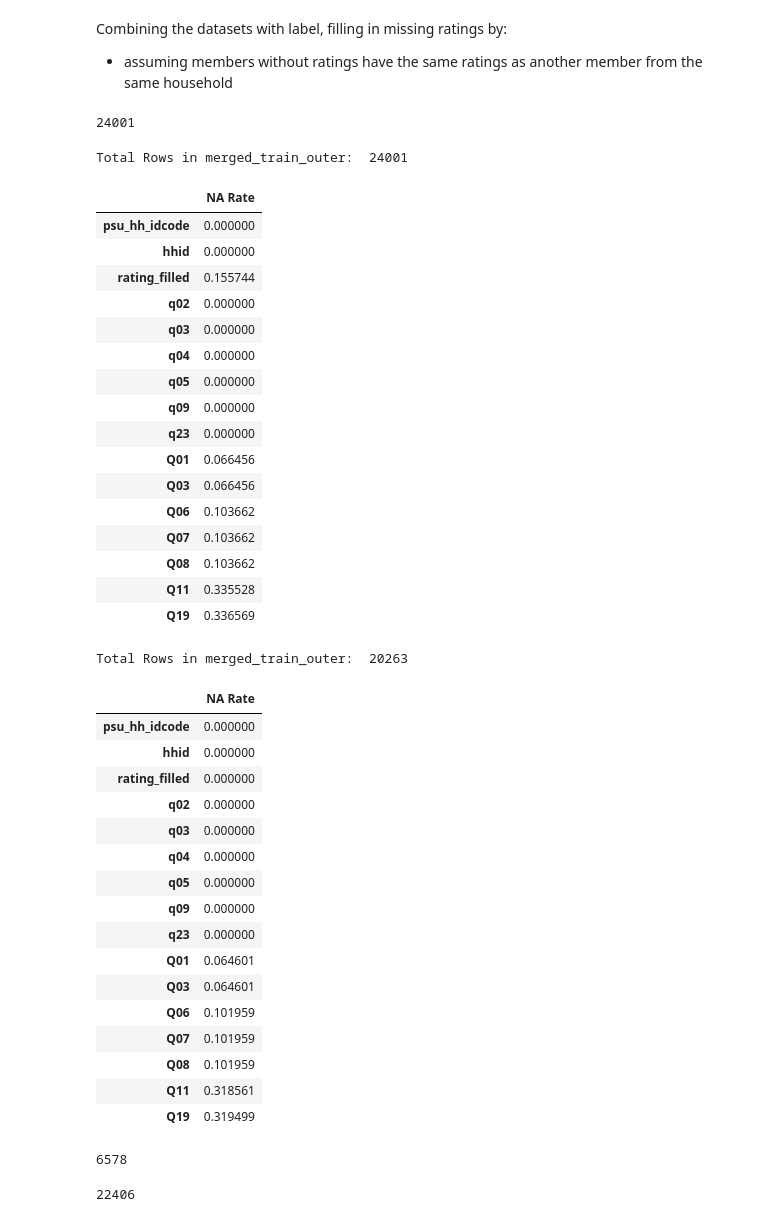
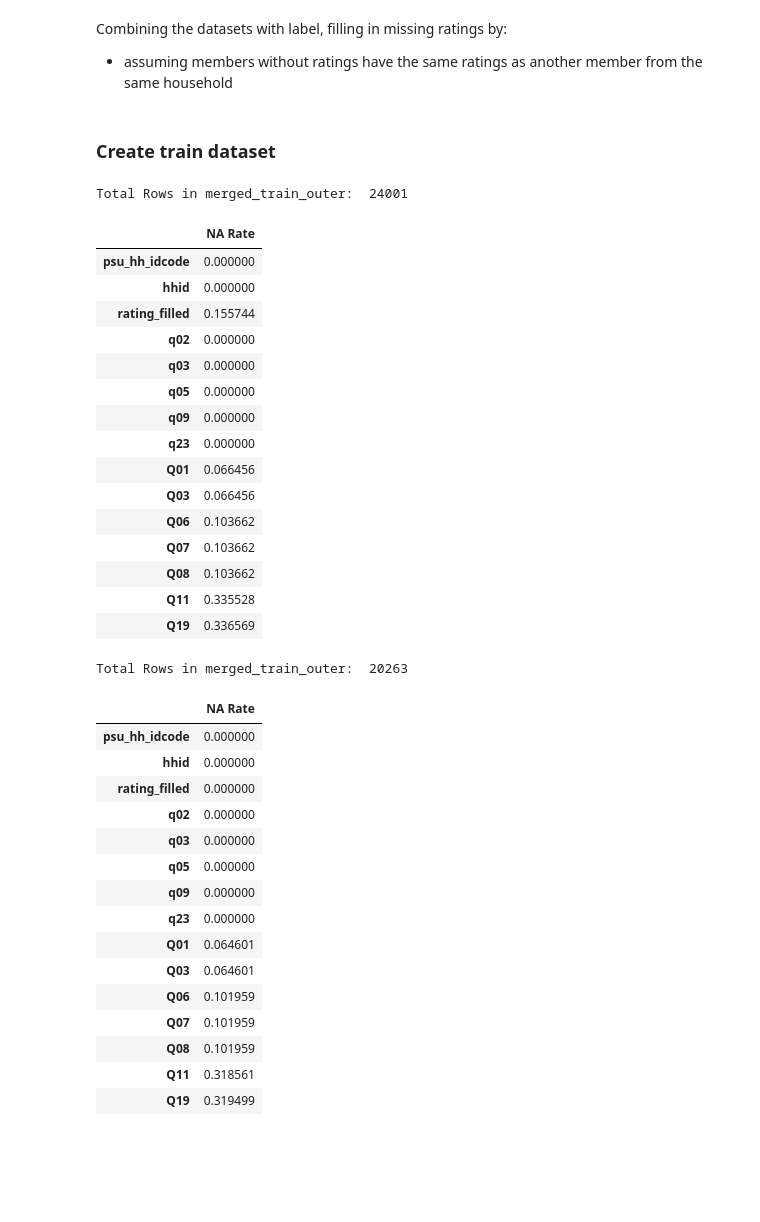
Before and after one commit to eugenesimm/Kaggle_poverty_rate, a Jupyter notebook: 2-eda/EDA_JS.ipynb, the cells around one changed output. Saved outputs shown, nothing was run; the diff lists cells and outputs as text; code cells hidden in the pictures; blank space fills up the shorter version.

```diff
--- a/2-eda/EDA_JS.ipynb
+++ b/2-eda/EDA_JS.ipynb
@@ -86,48 +81,44 @@ merged_train_inner.head()
 # %% [markdown]
 Combining the datasets with label, filling in missing ratings by:
 - assuming members without ratings have the same ratings as another member from the same household
-# %%
-
-len(merged_train_outer)
-# %% [output]
-24001
+# %% [markdown]
+### Create train dataset
 # %%
-merged_train_outer = ratings_train.merge(house_train, on='psu_hh_idcode', how='outer').merge(edu_train, on='psu_hh_idcode', how='outer')
+# Filling in missing subjectiveRating labels with the assumption "same household => same rating"
+merged_train_outer = ratings_train[['psu_hh_idcode', 'subjectivePoverty_rating']].merge(house_train, on='psu_hh_idcode', how='outer').merge(edu_train, on='psu_hh_idcode', how='outer')
 cols = ['psu_hh_idcode', 'hhid', 'subjectivePoverty_rating'] + [col for col in merged_train_outer.columns if col not in ['psu_hh_idcode', 'hhid', 'subjectivePoverty_rating']]
-merged_train_outer = merged_train_outer[cols]
+merged_train_outer = merged_train_outer[cols] # data frame containing all rows
 
 ratings_by_household = merged_train_inner[['hhid', 'subjectivePoverty_rating']]
 ratings_by_household = ratings_by_household.rename(columns={'subjectivePoverty_rating': 'hh_rating'})
 
+ratings_by_household.head()
 merged_train_outer = merged_train_outer.merge(ratings_by_household, on='hhid', how='left') # keep hh_rating as rating
 merged_train_outer.drop(columns=['subjectivePoverty_rating'], inplace=True)
 merged_train_outer = merged_train_outer.rename(columns={'hh_rating': 'rating_filled'})
-
 
 # reorder cols
 cols = ['psu_hh_idcode', 'hhid', 'rating_filled'] + [col for col in merged_train_outer.columns if col not in ['psu_hh_idcode', 'hhid', 'rating_filled']]
 merged_train_outer = merged_train_outer[cols]
 
 print("Total Rows in merged_train_outer: ", len(merged_train_outer))
 display(merged_train_outer.isna().mean().to_frame(name="NA Rate"))
 
 # drop rows with missing ratings now (15% of all rows)
-
 merged_train_outer = merged_train_outer[merged_train_outer['rating_filled'].notna()]
 print("Total Rows in merged_train_outer: ", len(merged_train_outer))
 display(merged_train_outer.isna().mean().to_frame(name="NA Rate"))
 
 # OUTPUT TO CSV
-merged_train_outer.to_csv(os.path.join(CLEAN_DATA_DIR, "TRAIN_MERGED_FILLED.csv"))
+merged_train_outer.to_csv(os.path.join(CLEAN_DATA_DIR, "TRAIN_MERGED_FILLED.csv"), index=False)
 # %% [output]
 Total Rows in merged_train_outer:  24001
 |  | NA Rate |
 | psu_hh_idcode | 0.000000 |
 | hhid | 0.000000 |
 | rating_filled | 0.155744 |
 | q02 | 0.000000 |
 | q03 | 0.000000 |
-| q04 | 0.000000 |
 | q05 | 0.000000 |
 | q09 | 0.000000 |
 | q23 | 0.000000 |
@@ -145,7 +136,6 @@ Total Rows in merged_train_outer:  20263
 | rating_filled | 0.000000 |
 | q02 | 0.000000 |
 | q03 | 0.000000 |
-| q04 | 0.000000 |
 | q05 | 0.000000 |
 | q09 | 0.000000 |
 | q23 | 0.000000 |
@@ -156,11 +146,3 @@ Total Rows in merged_train_outer:  20263
 | Q08 | 0.101959 |
 | Q11 | 0.318561 |
 | Q19 | 0.319499 |
-# %%
-len(merged_train_outer.hhid.unique())
-# %% [output]
-6578
-# %%
-len(edu_train.psu_hh_idcode)
-# %% [output]
-22406
```
Also changed, not shown: parts of 6 cells of this notebook, 8 other files.
